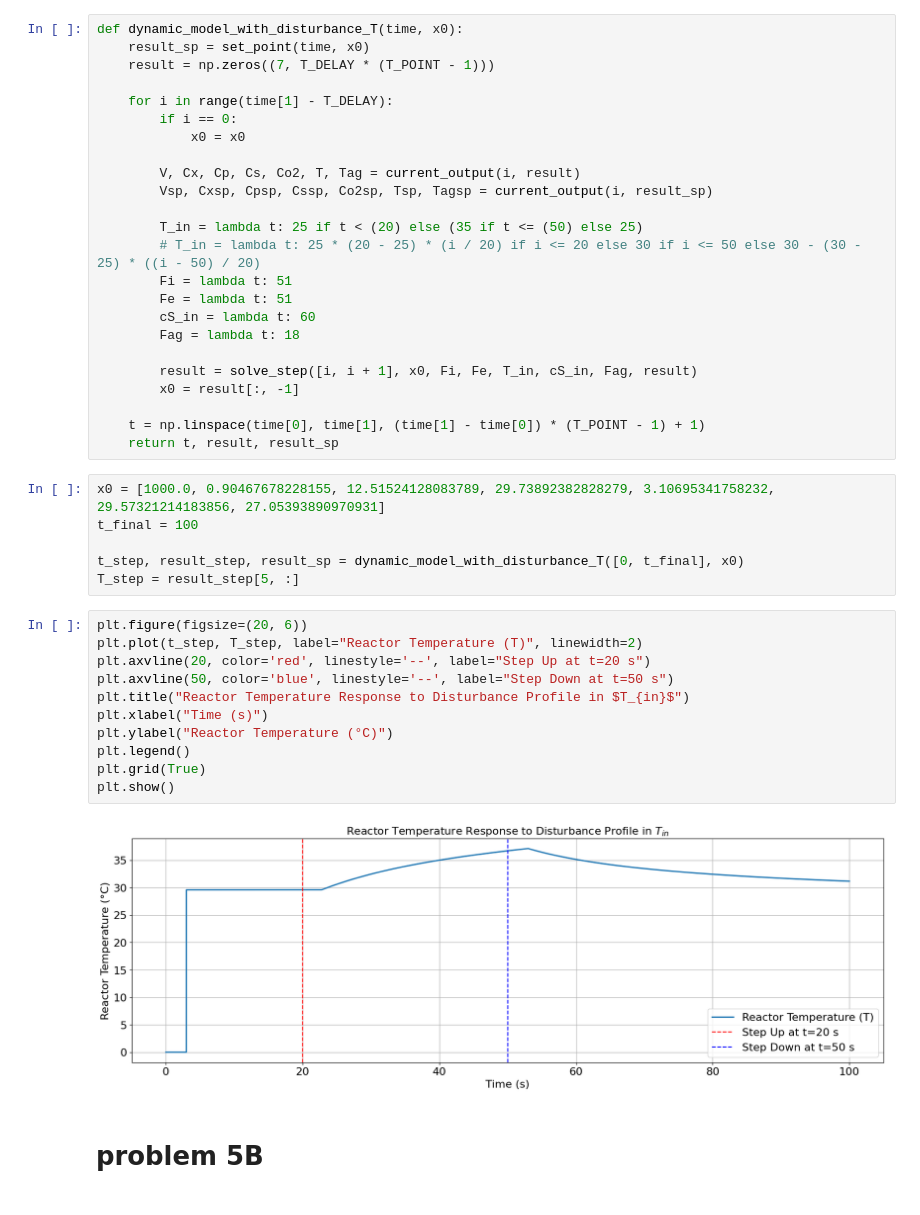
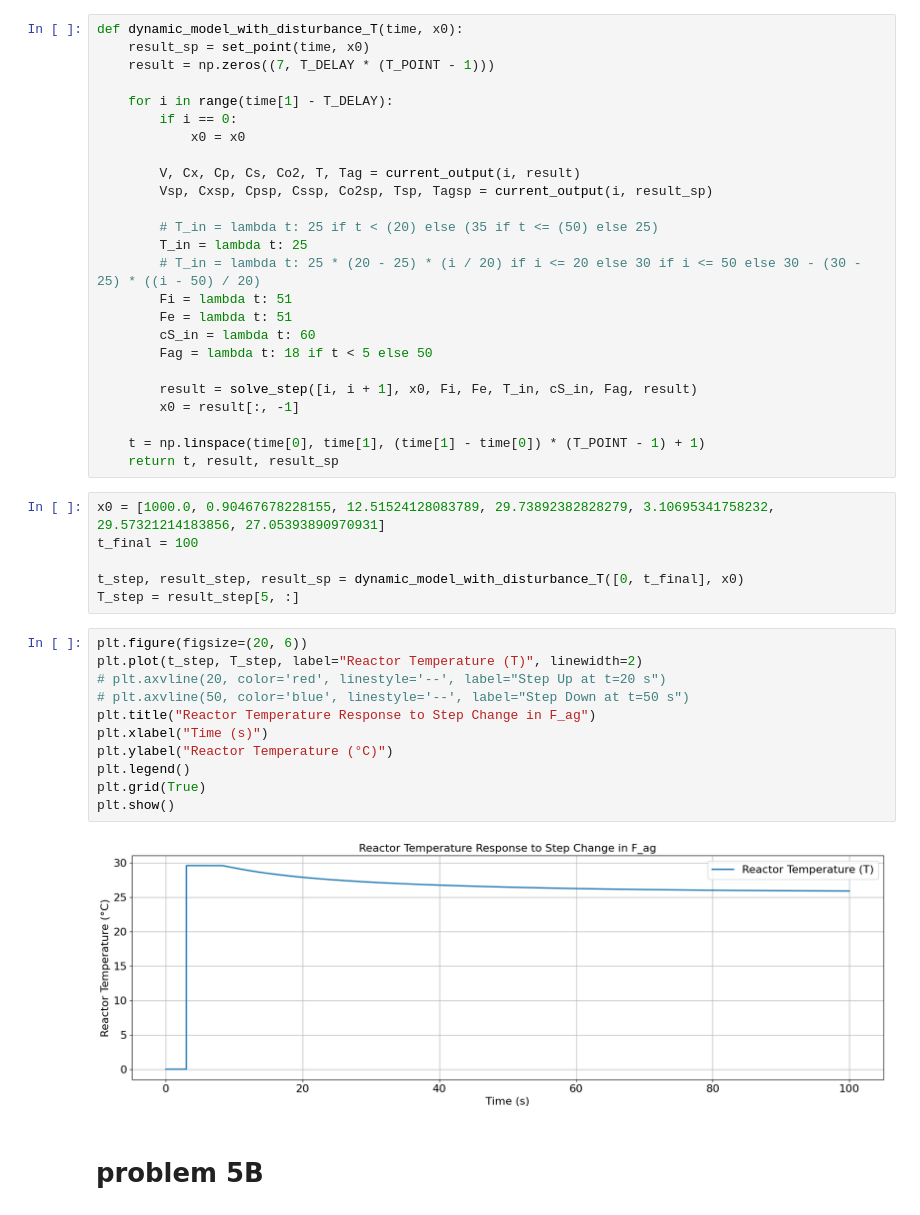
Before and after one commit to rahilisashaik/cbe_162, a Jupyter notebook: project/162_project.ipynb, the cells around one changed output. Saved outputs shown, nothing was run; the diff lists cells and outputs as text.

```diff
--- a/project/162_project.ipynb
+++ b/project/162_project.ipynb
@@ -552,12 +552,13 @@ def dynamic_model_with_disturbance_T(time, x0):
         V, Cx, Cp, Cs, Co2, T, Tag = current_output(i, result)
         Vsp, Cxsp, Cpsp, Cssp, Co2sp, Tsp, Tagsp = current_output(i, result_sp)
 
-        T_in = lambda t: 25 if t < (20) else (35 if t <= (50) else 25)
+        # T_in = lambda t: 25 if t < (20) else (35 if t <= (50) else 25)
+        T_in = lambda t: 25
         # T_in = lambda t: 25 * (20 - 25) * (i / 20) if i <= 20 else 30 if i <= 50 else 30 - (30 - 25) * ((i - 50) / 20)
         Fi = lambda t: 51
         Fe = lambda t: 51
         cS_in = lambda t: 60
-        Fag = lambda t: 18
+        Fag = lambda t: 18 if t < 5 else 50
 
         result = solve_step([i, i + 1], x0, Fi, Fe, T_in, cS_in, Fag, result)
         x0 = result[:, -1]
@@ -573,16 +574,16 @@ T_step = result_step[5, :]
 # %%
 plt.figure(figsize=(20, 6))
 plt.plot(t_step, T_step, label="Reactor Temperature (T)", linewidth=2)
-plt.axvline(20, color='red', linestyle='--', label="Step Up at t=20 s")
-plt.axvline(50, color='blue', linestyle='--', label="Step Down at t=50 s")
-plt.title("Reactor Temperature Response to Disturbance Profile in $T_{in}$")
+# plt.axvline(20, color='red', linestyle='--', label="Step Up at t=20 s")
+# plt.axvline(50, color='blue', linestyle='--', label="Step Down at t=50 s")
+plt.title("Reactor Temperature Response to Step Change in F_ag")
 plt.xlabel("Time (s)")
 plt.ylabel("Reactor Temperature (°C)")
 plt.legend()
 plt.grid(True)
 plt.show()
 # %% [output]
-[figure, old version]
+[figure, new version]
 # %% [markdown]
 # problem 5B
 # %%
```
